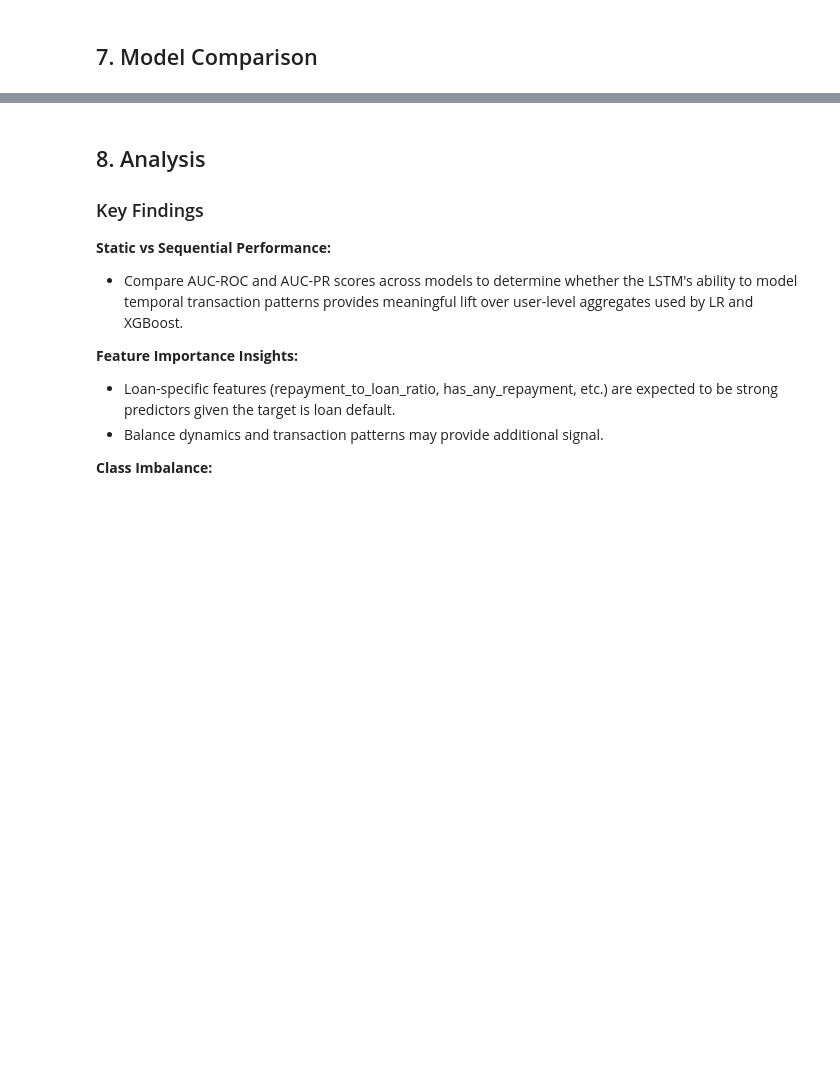
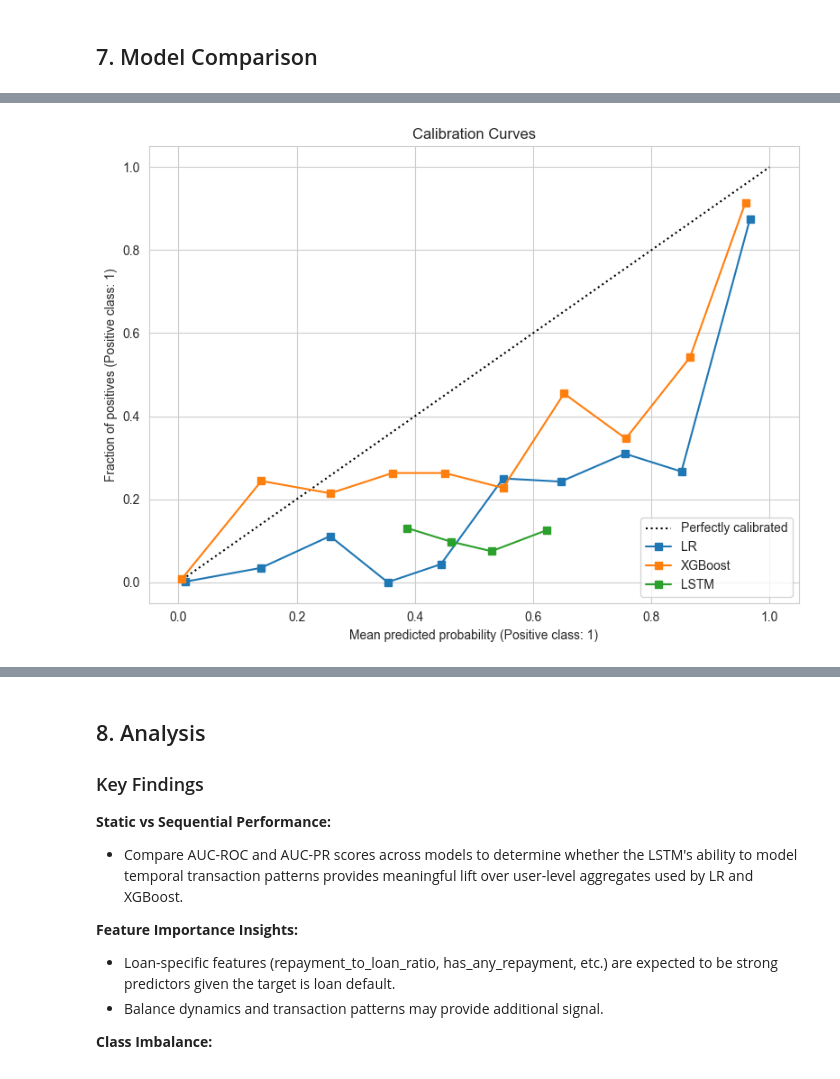
Before and after one commit to attabeezy/seqcredit, a Jupyter notebook: notebooks/credit_risk_modeling.ipynb, the cells around one changed output, grey strips where cells are left out. Saved outputs shown, nothing was run; the diff lists cells and outputs as text; code cells hidden in the pictures; blank space fills up the shorter version.

```diff
--- a/notebooks/credit_risk_modeling.ipynb
+++ b/notebooks/credit_risk_modeling.ipynb
@@ -216,15 +306,27 @@ for i, name in enumerate(seq_data['feature_names']):
 # %%
 # Build and train LSTM
 input_shape = (seq_data['X_train_seq'].shape[1], seq_data['X_train_seq'].shape[2])
-class_weights = {0: 1.0, 1: loader.get_scale_pos_weight()}
 
-lstm_model = LSTMModel()
+# Balanced class weights computed from training labels only
+from sklearn.utils.class_weight import compute_class_weight
+classes = np.unique(seq_data['y_train'])
+weights = compute_class_weight('balanced', classes=classes, y=seq_data['y_train'])
+class_weights = dict(zip(classes.astype(int), weights))
+print(f'Class weights: {class_weights}')
+
+lstm_model = LSTMModel(
+    lstm_units_1=32,
+    lstm_units_2=16,
+    dense_units=8,
+    dropout_rate=0.4,
+    learning_rate=0.0005,
+)
 lstm_model.build_model(input_shape)
 lstm_model.model.summary()
 
+# Use validation_split from training data — do not expose test set during training
 history = lstm_model.fit(
     seq_data['X_train_seq'], seq_data['y_train'],
-    X_val=seq_data['X_test_seq'], y_val=seq_data['y_test'],
     epochs=100, batch_size=32,
     class_weight=class_weights,
 )
@@ -260,10 +409,0 @@ print(f'  AUC-PR: {average_precision_score(seq_data["y_test"], lstm_proba):.4f}'
-# %%
-# LSTM Cross-validation (this will take a while)
-print('LSTM - 5-Fold Cross-Validation:')
-lstm_cv = lstm_model.cross_validate(
-    seq_data['X_train_seq'], seq_data['y_train'],
-    n_splits=5, epochs=100, batch_size=32,
-    class_weight=class_weights,
-)
-for metric, values in lstm_cv.items():
-    print(f'  {metric}: {np.mean(values):.4f} +/- {np.std(values):.4f}')
@@ -283,12 +437,12 @@ print(comparison.round(4).to_string())
 # %%
-# Cross-validation comparison
+# Cross-validation comparison (LR and XGBoost only; LSTM uses single split)
 cv_results = {}
-for name, cv in [('Logistic Regression', lr_cv), ('XGBoost', xgb_cv), ('LSTM', lstm_cv)]:
+for name, cv in [('Logistic Regression', lr_cv), ('XGBoost', xgb_cv)]:
     cv_results[name] = {
         metric: f"{np.mean(values):.4f} +/- {np.std(values):.4f}"
         for metric, values in cv.items()
     }
 
 cv_df = pd.DataFrame(cv_results).T
-print('\nCross-Validation Results (5-Fold):')
+print('\nCross-Validation Results (5-Fold, static models):')
 print(cv_df.to_string())
@@ -306,3 +469,16 @@ plt.show()
+# %%
+# Calibration curves
+from sklearn.calibration import CalibrationDisplay
+fig, ax = plt.subplots(figsize=(8, 6))
+for name, proba in [('LR', lr_proba), ('XGBoost', xgb_proba), ('LSTM', lstm_proba)]:
+    CalibrationDisplay.from_predictions(
+        static_data['y_test'], proba, n_bins=10, ax=ax, name=name
+    )
+ax.set_title('Calibration Curves')
+plt.tight_layout()
+plt.show()
+# %% [output]
+[figure, added]
 # %%
 # Feature importance comparison (LR vs XGBoost)
 evaluator.plot_feature_importance_comparison(
```
Also changed, not shown: parts of 25 cells of this notebook, 9 other files.
